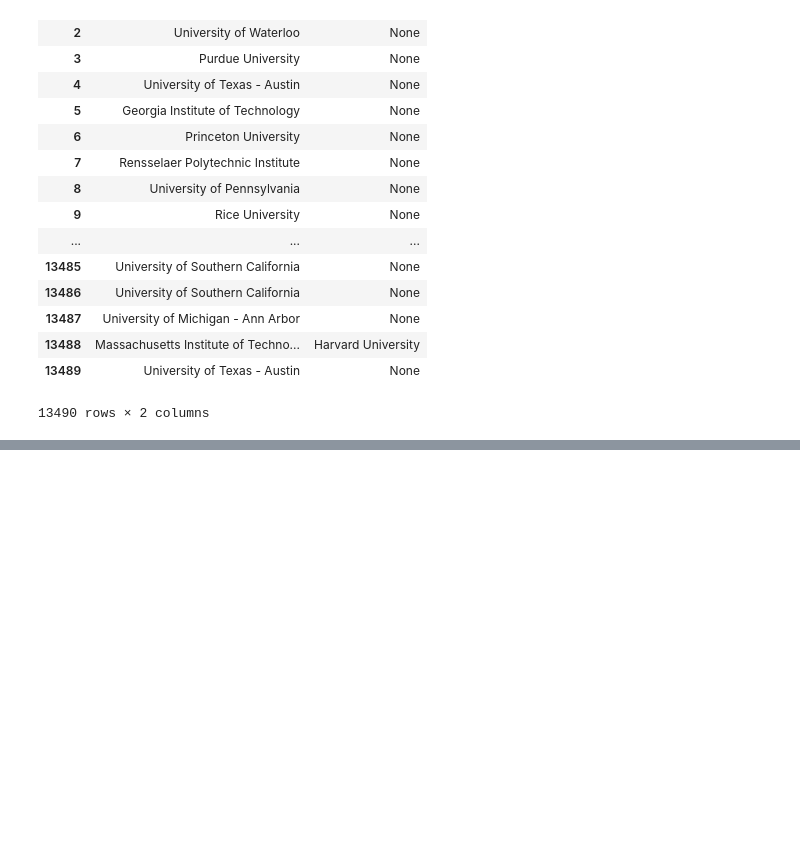
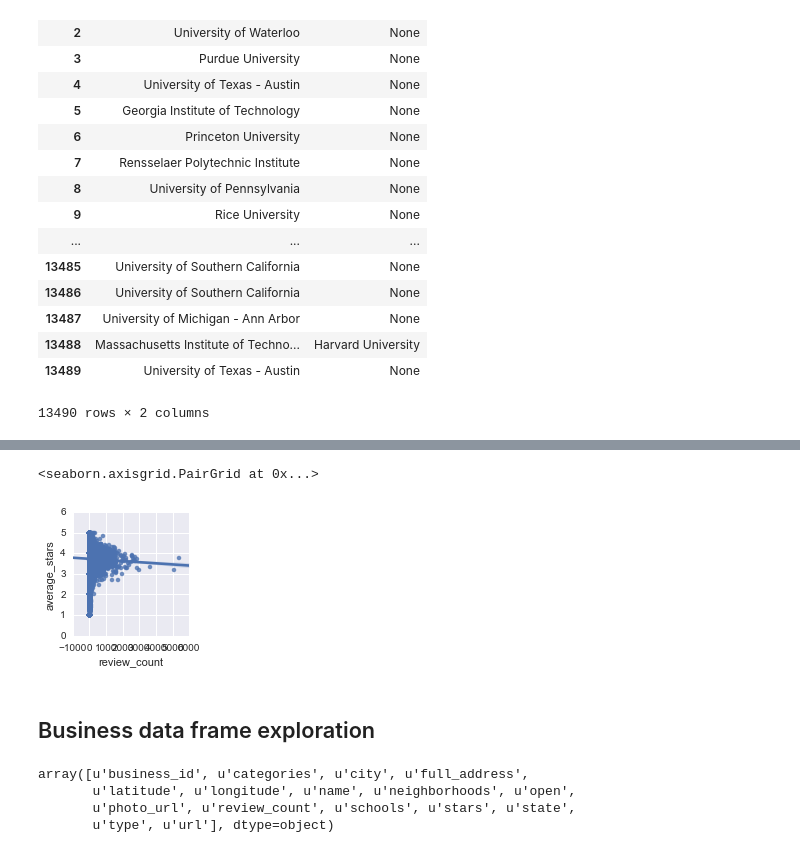
Before and after one commit to samsisto-db/ga_hw, a Jupyter notebook: Final_Project/Yelp_Academic_Data_Set.ipynb, the cells around one changed output, grey strips where cells are left out. Cells and saved outputs as stored; diff of their text form; code cells hidden in the pictures; blank space fills up the shorter version.

```diff
--- a/Final_Project/Yelp_Academic_Data_Set.ipynb
+++ b/Final_Project/Yelp_Academic_Data_Set.ipynb
@@ -112,0 +218,15 @@ x.set(xlabel='Mean Star Rating', ylabel='Colleges')
+# %%
+sns.pairplot(users, x_vars='review_count', y_vars='average_stars', kind='reg')
+#As review count increases, average star rating decreases
+# %% [output]
+<seaborn.axisgrid.PairGrid at 0x...>
+[figure, added]
+# %% [markdown]
+## Business data frame exploration
+# %%
+business.columns.values
+# %% [output]
+array([u'business_id', u'categories', u'city', u'full_address',
+       u'latitude', u'longitude', u'name', u'neighborhoods', u'open',
+       u'photo_url', u'review_count', u'schools', u'stars', u'state',
+       u'type', u'url'], dtype=object)
```
Also changed, not shown: parts of 51 cells of this notebook.
